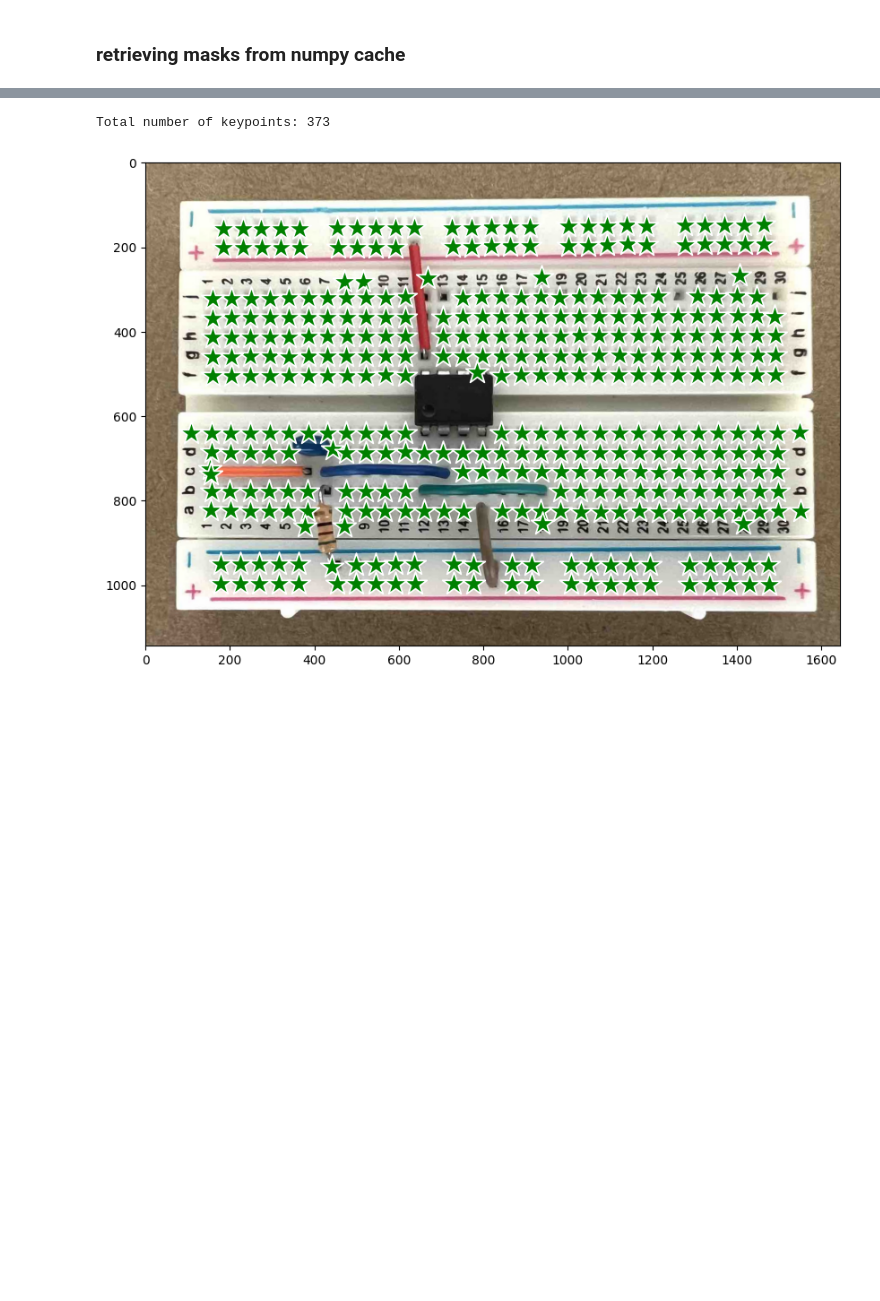
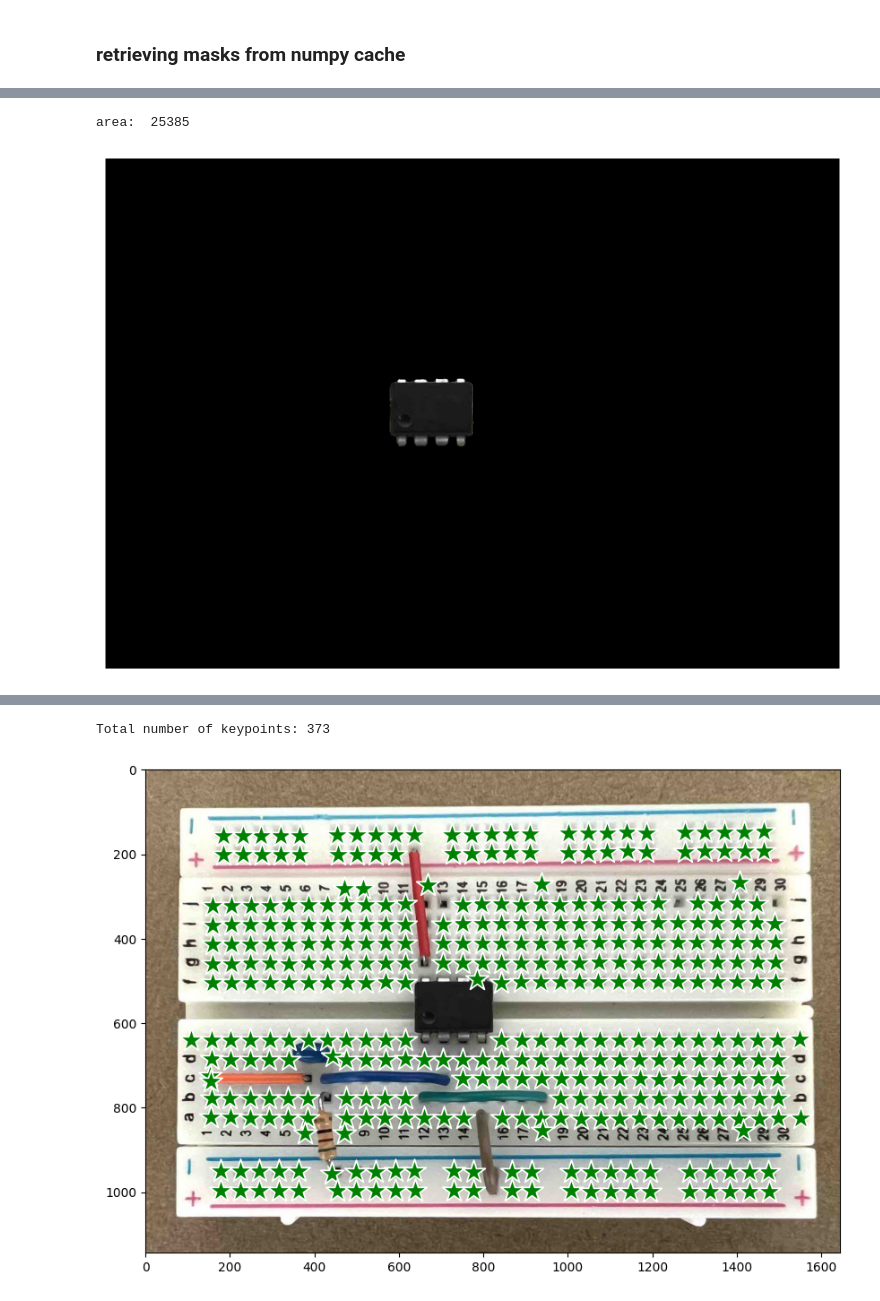
Before and after one commit to ingazhur/hardware-internal-tools, a Jupyter notebook: models/main.ipynb, the cells around one changed output, grey strips where cells are left out. Cells and saved outputs as stored; diff of their text form; code cells hidden in the pictures; blank space fills up the shorter version.

```diff
--- a/models/main.ipynb
+++ b/models/main.ipynb
@@ -61,0 +55,20 @@ for mask in sorted_masks:
+# %%
+# sort sorted_masks by area, in descending order
+sorted_masks = sorted(sorted_masks, key=lambda x: np.sum(x))
+sorted_masks = sorted_masks[::-1]
+
+selected_mask = sorted_masks[0]
+print("area: ", np.sum(selected_mask))
+
+# Apply the mask to the image
+selected_mask = np.array(selected_mask[0], dtype=np.uint8)
+masked_image = cv2.bitwise_and(image, image, mask=selected_mask)
+
+# display the result
+plt.figure(figsize=(10, 10))
+plt.imshow(masked_image)
+plt.axis('off')
+plt.show()
+# %% [output]
+area:  25385
+[figure, added]
```
Also changed, not shown: parts of 10 cells of this notebook, 11 other files.
